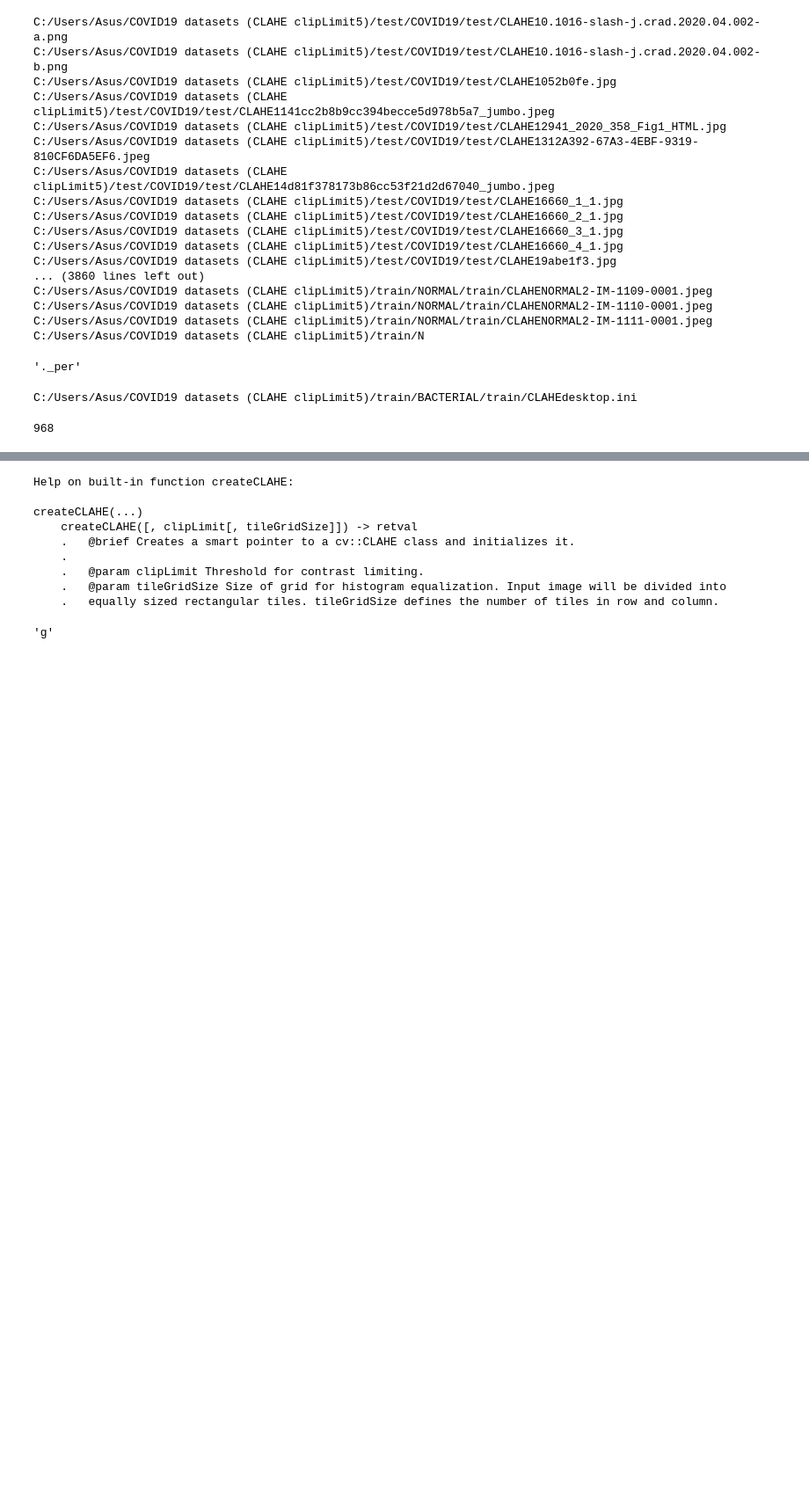
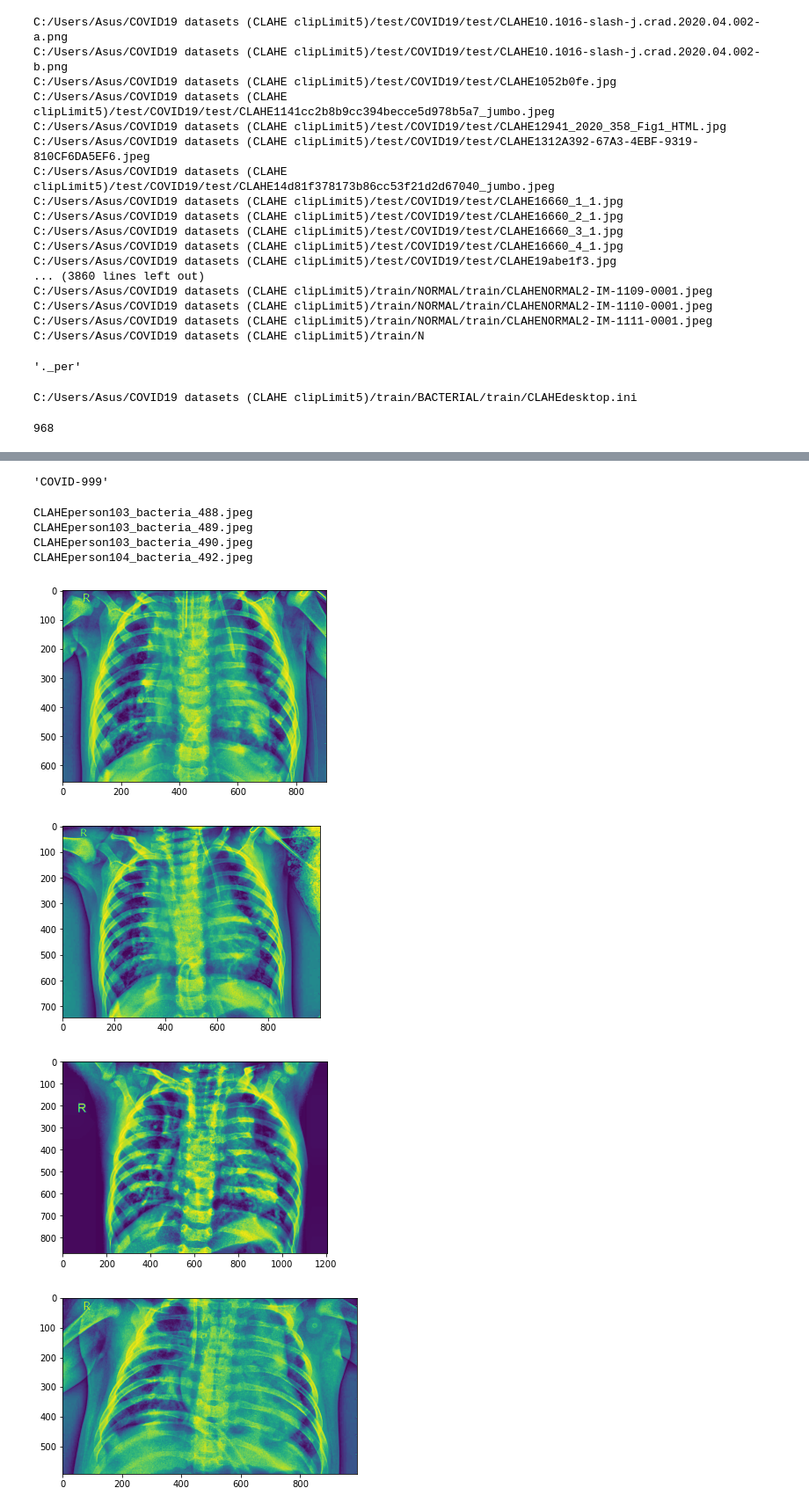
Before and after one commit to DevBhuyan/COVID-19-Detection-from-CXR, a Jupyter notebook: CLAHE.ipynb, the cells around one changed output, grey strips where cells are left out. Shown at 88% size. Cells and saved outputs as stored; diff of their text form; code cells hidden in the pictures; blank space fills up the shorter version.

```diff
--- a/CLAHE.ipynb
+++ b/CLAHE.ipynb
@@ -7,7 +7,7 @@ from PIL import Image
 # %%
 clahe = createCLAHE(clipLimit = 5)
 # %%
-cwd = 'C:/Users/Asus/COVID19 datasets (CLAHE clipLimit5)'
+cwd = 'C:/Users/Asus/COVID-19 for segmentation/images/'
 # %%
 cwd
 # %% [output]
@@ -66,10 +66,11 @@ len(files)
 # %% [output]
 968
 # %%
-for file in files[:1]:
-    img = cv.imread(file)
+for file in os.listdir(cwd)[50:]:
+    print(cwd+file)
+    img = cv.imread(cwd+file)
     img = cv.cvtColor(img, cv.COLOR_BGR2GRAY)
     clahe = createCLAHE(clipLimit = 2)
     out = clahe.apply(img)
     out = Image.fromarray(out)
-    out.save(file)
+    out.save(cwd+'/CLAHE'+file[5:])
@@ -76,19 +95,7 @@ for file in files[:1]:
-# %%
-help(createCLAHE)
-# %% [output]
-Help on built-in function createCLAHE:
-
-createCLAHE(...)
-    createCLAHE([, clipLimit[, tileGridSize]]) -> retval
-    .   @brief Creates a smart pointer to a cv::CLAHE class and initializes it.
-    .
-    .   @param clipLimit Threshold for contrast limiting.
-    .   @param tileGridSize Size of grid for histogram equalization. Input image will be divided into
-    .   equally sized rectangular tiles. tileGridSize defines the number of tiles in row and column.
-# %%
-file[-1]
-# %% [output]
-'g'
+# %%
+file[:-4]
+# %% [output]
+'COVID-999'
 # %%
 for dirname in os.listdir(cwd):
     cd = cwd+'/'+dirname
@@ -102,3 +109,28 @@ for dirname in os.listdir(cwd):
                     continue
                 elif (file[-1] == 'g'):
                     os.remove(fullfile)
+# %%
+import os
+import cv2 as cv
+from PIL import Image
+import matplotlib.pyplot as plt
+from cv2 import createCLAHE
+cd = 'C:/Users/devbh/COVID19 datasets - Limited/Testing/BACTERIAL/test/'
+for file in os.listdir(cd)[:4]:
+    img = cv.imread(cd+file)
+    img = cv.cvtColor(img, cv.COLOR_BGR2GRAY)
+    clahe = createCLAHE(clipLimit = 2)
+    out = clahe.apply(img)
+    out = Image.fromarray(out)
+    print(file)
+    plt.figure()
+    plt.imshow(out)
+# %% [output]
+CLAHEperson103_bacteria_488.jpeg
+CLAHEperson103_bacteria_489.jpeg
+CLAHEperson103_bacteria_490.jpeg
+CLAHEperson104_bacteria_492.jpeg
+[figure, added]
+[figure, added]
+[figure, added]
+[figure, added]
```
Also changed, not shown: parts of 3 cells of this notebook, 14 other files.
